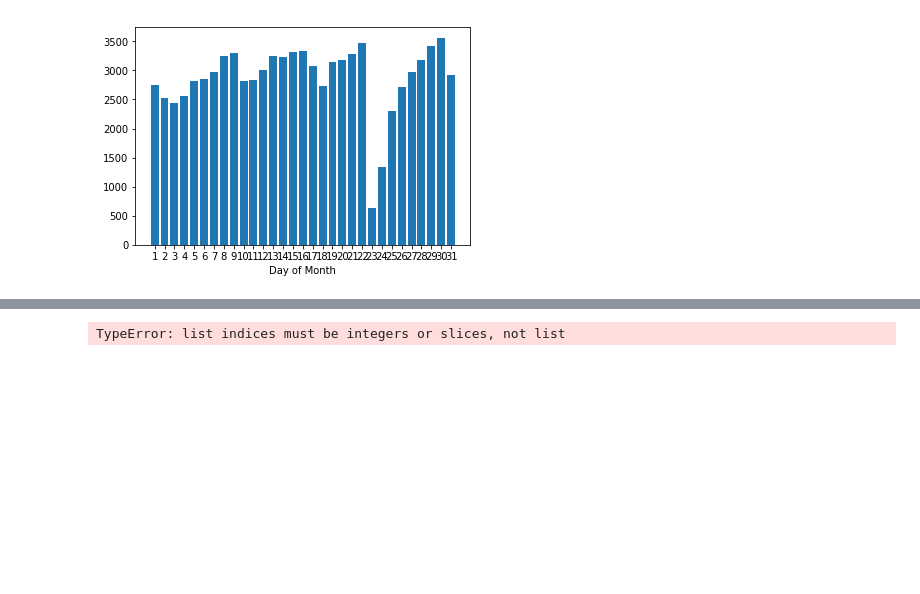
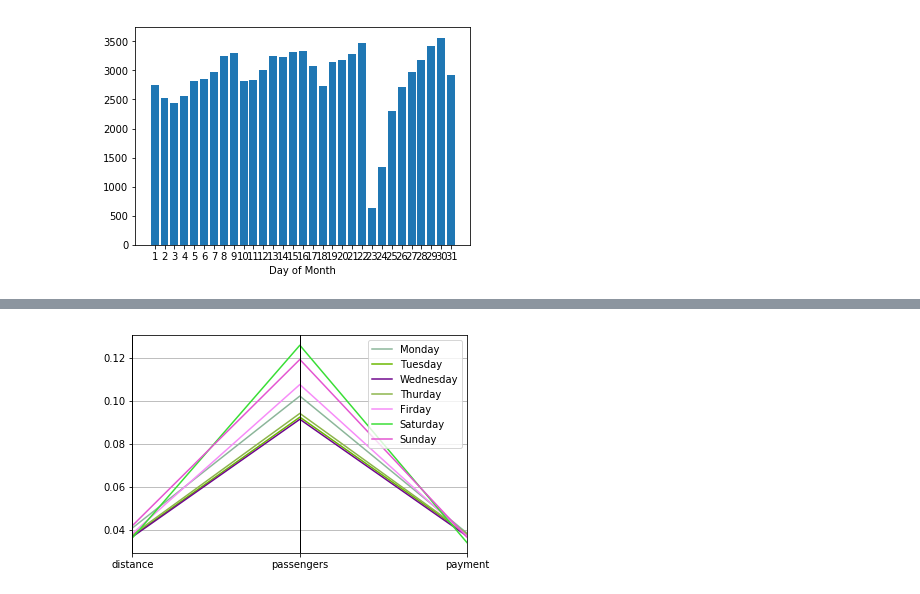
Before and after one commit to isubasinghe/COMP20008-ass1, a Jupyter notebook: notebook-for-answers.ipynb, the cells around one changed output, grey strips where cells are left out. Drawn from its saved outputs; the diff is of its cells as text; code cells hidden in the pictures; blank space fills up the shorter version.

```diff
--- a/notebook-for-answers.ipynb
+++ b/notebook-for-answers.ipynb
@@ -138,18 +134,27 @@ plt.show()
 # %%
 # Answer to question 8
 def norm(df):
     df_min = df.min()
     df_max = df.max()
     return (df-df_min)/(df_max-df_min)
+
+normalised = pd.DataFrame(columns=['weekday', 'distance', 'passengers', 'payment'])
+
 jan['n_trip_distance'] = norm(jan['trip_distance'])
 jan['n_passenger_count'] = norm(jan['passenger_count'])
-x= []
-y = []
+jan['n_payment_amount'] = norm(jan['payment_amount'])
+
+
 for i in range(0, 7):
+    daymap = {0: 'Monday', 1: "Tuesday", 2: "Wednesday", 3: "Thurday", 4: "Firday", 5: "Saturday", 6: "Sunday"}
     curr_week = jan[jan['dayofweek']==i]
-    y.append(curr_week['trip_distance'].mean())
-    x.append(curr_week['payment_amount'].mean())
-jan['n_payment_amount'] = norm(jan['payment_amount'])
-pd.tools.plotting.parallel_coordinates([x, y], [i in range(0, 7)])
+    day = daymap[i]
+    nm_dist = curr_week['n_trip_distance'].mean()
+    nm_pass_cn = curr_week['n_passenger_count'].mean()
+    nm_pay = curr_week['n_payment_amount'].mean()
+    normalised.loc[len(normalised)] = [day, nm_dist, nm_pass_cn, nm_pay]
+
+pd.plotting.parallel_coordinates(normalised, 'weekday')
+plt.show()
 # %% [output]
-TypeError: list indices must be integers or slices, not list
+[figure, added]
```
Also changed, not shown: parts of 10 cells of this notebook, 1 other file.
